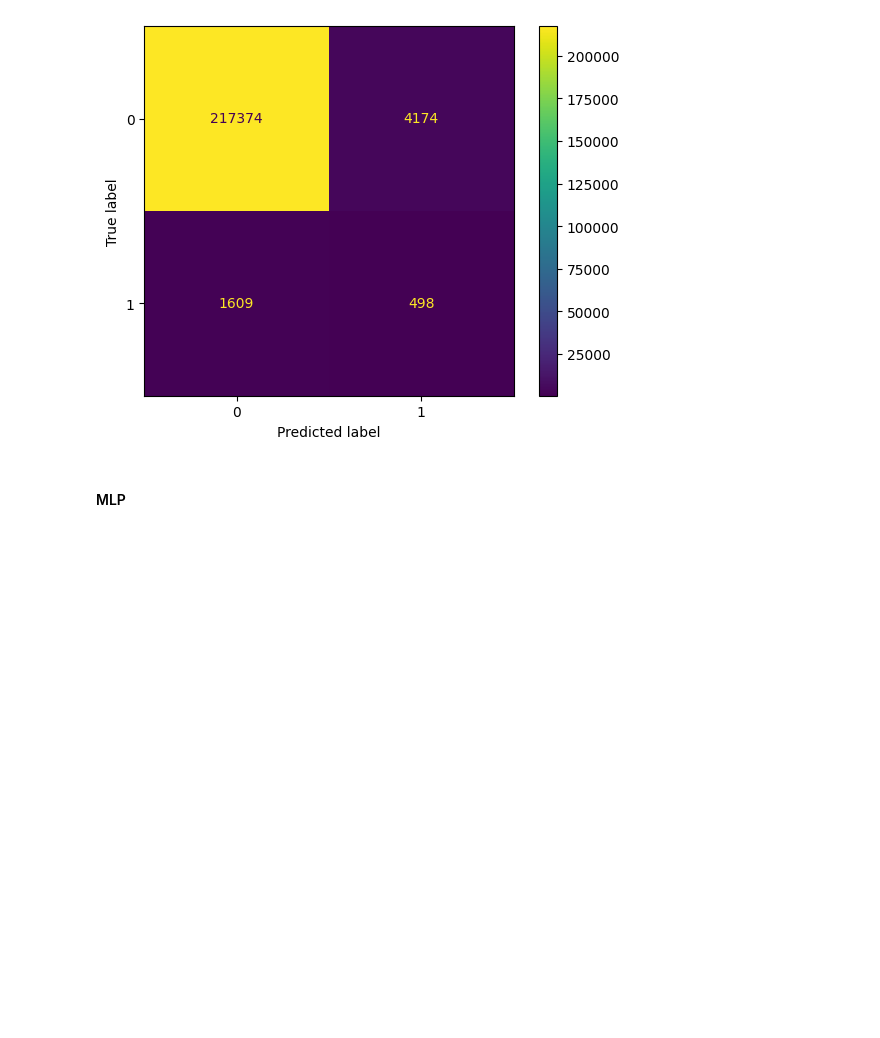
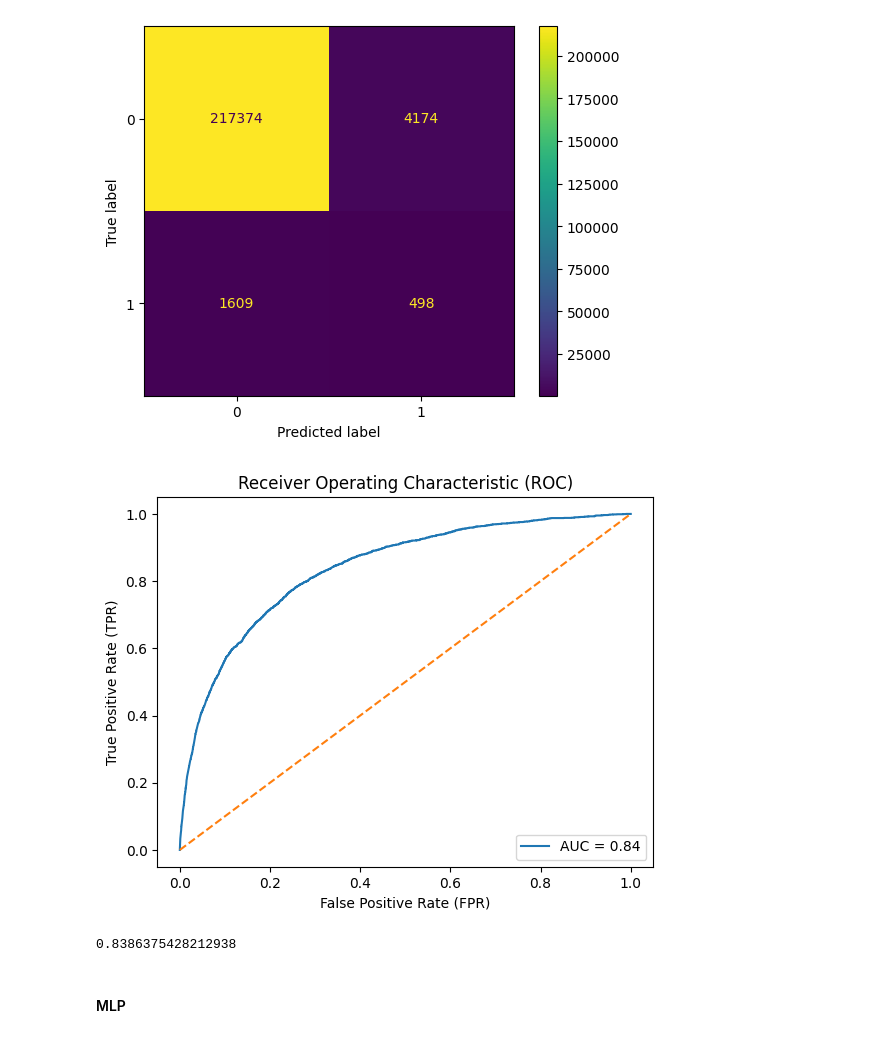
Before and after one commit to Junjie999/STATS503gogogo, a Jupyter notebook: Notebooks/Model_yy_oversample.ipynb, the cells around one changed output. Saved outputs shown, nothing was run; the diff lists cells and outputs as text; code cells hidden in the pictures; blank space fills up the shorter version.

```diff
--- a/Notebooks/Model_yy_oversample.ipynb
+++ b/Notebooks/Model_yy_oversample.ipynb
@@ -348,6 +370,11 @@ weighted avg       0.98      0.97      0.98    223655
 Accuracy Score:
 0.9741432116429322
 [figure]
+# %%
+auc_related(y_test,y_xgb_pred_proba)
+# %% [output]
+[figure, added]
+0.8386375428212938
 # %% [markdown]
 #### MLP
 # %%
```
Also changed, not shown: parts of 7 cells of this notebook.
